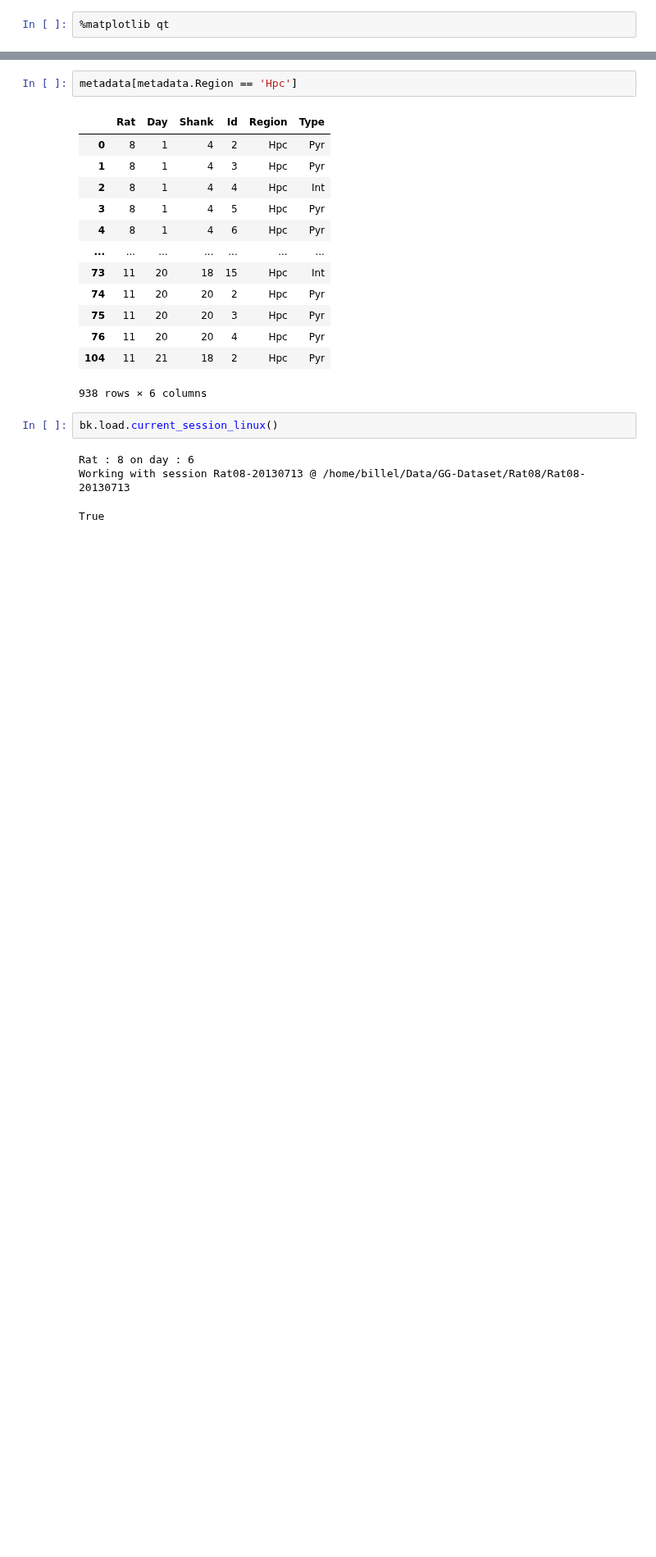
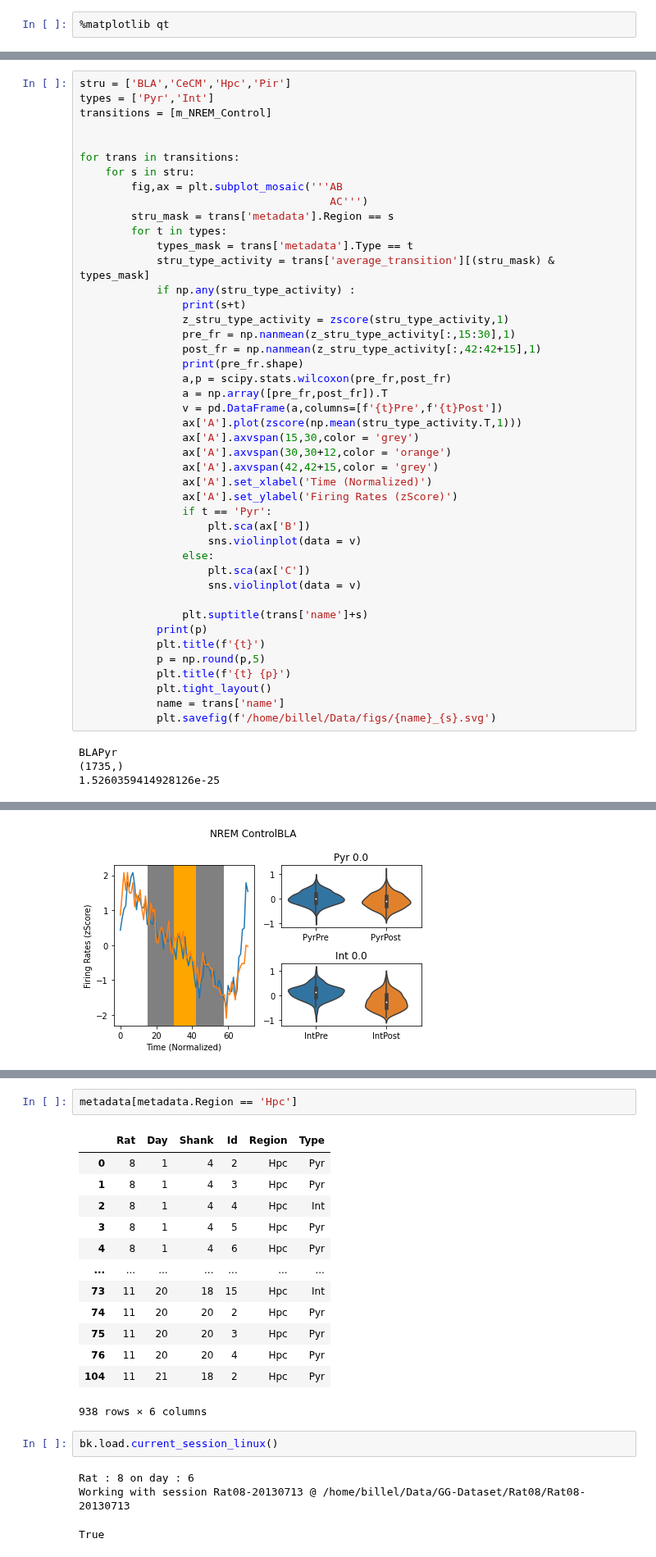
Before and after one commit to KBillel/Amy-Hpc-sleep-dynamcics-python, a Jupyter notebook: transition.ipynb, the cells around one changed output, grey strips where cells are left out. Shown at 82% size. Drawn from its saved outputs; the diff is of its cells as text; blank space fills up the shorter version.

```diff
--- a/transition.ipynb
+++ b/transition.ipynb
@@ -355,0 +421,48 @@ WilcoxonResult(statistic=1168.0, pvalue=7.020371306169866e-13)
+# %%
+stru = ['BLA','CeCM','Hpc','Pir']
+types = ['Pyr','Int']
+transitions = [m_NREM_Control]
+
+
+for trans in transitions:
+    for s in stru:
+        fig,ax = plt.subplot_mosaic('''AB
+                                       AC''')
+        stru_mask = trans['metadata'].Region == s
+        for t in types:
+            types_mask = trans['metadata'].Type == t
+            stru_type_activity = trans['average_transition'][(stru_mask) & types_mask]
+            if np.any(stru_type_activity) :
+                print(s+t)
+                z_stru_type_activity = zscore(stru_type_activity,1)
+                pre_fr = np.nanmean(z_stru_type_activity[:,15:30],1)
+                post_fr = np.nanmean(z_stru_type_activity[:,42:42+15],1)
+                print(pre_fr.shape)
+                a,p = scipy.stats.wilcoxon(pre_fr,post_fr)
+                a = np.array([pre_fr,post_fr]).T
+                v = pd.DataFrame(a,columns=[f'{t}Pre',f'{t}Post'])
+                ax['A'].plot(zscore(np.mean(stru_type_activity.T,1)))
+                ax['A'].axvspan(15,30,color = 'grey')
+                ax['A'].axvspan(30,30+12,color = 'orange')
+                ax['A'].axvspan(42,42+15,color = 'grey')
+                ax['A'].set_xlabel('Time (Normalized)')
+                ax['A'].set_ylabel('Firing Rates (zScore)')
+                if t == 'Pyr':
+                    plt.sca(ax['B'])
+                    sns.violinplot(data = v)
+                else:
+                    plt.sca(ax['C'])
+                    sns.violinplot(data = v)
+
+                plt.suptitle(trans['name']+s)
+            print(p)
+            plt.title(f'{t}')
+            p = np.round(p,5)
+            plt.title(f'{t} {p}')
+            plt.tight_layout()
+            name = trans['name']
+            plt.savefig(f'/home/billel/Data/figs/{name}_{s}.svg')
+# %% [output]
+BLAPyr
+(1735,)
+1.5260359414928126e-25
@@ -355,0 +488 @@ WilcoxonResult(statistic=1168.0, pvalue=7.020371306169866e-13)
+[figure, added]
```
Also changed, not shown: parts of 24 cells of this notebook.
